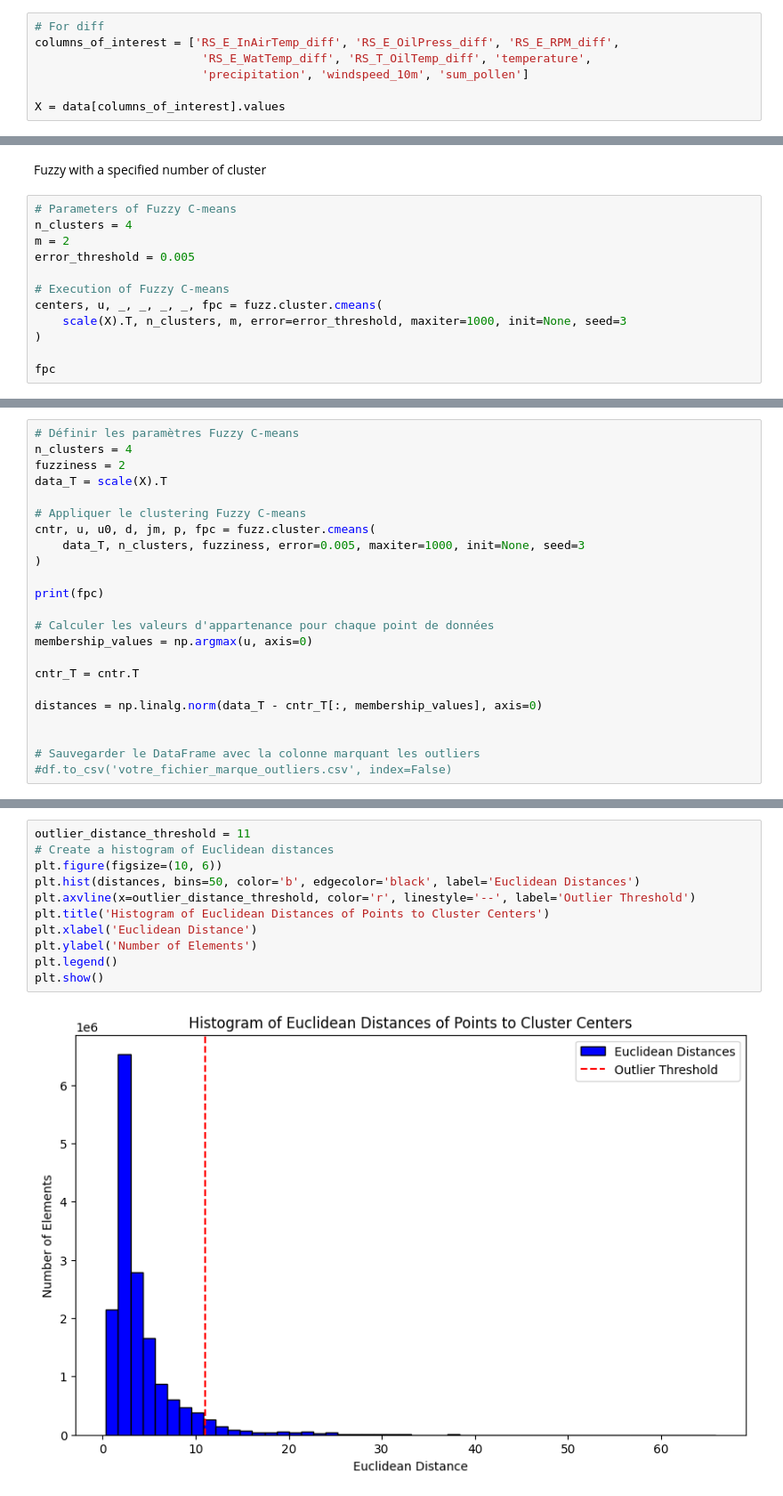
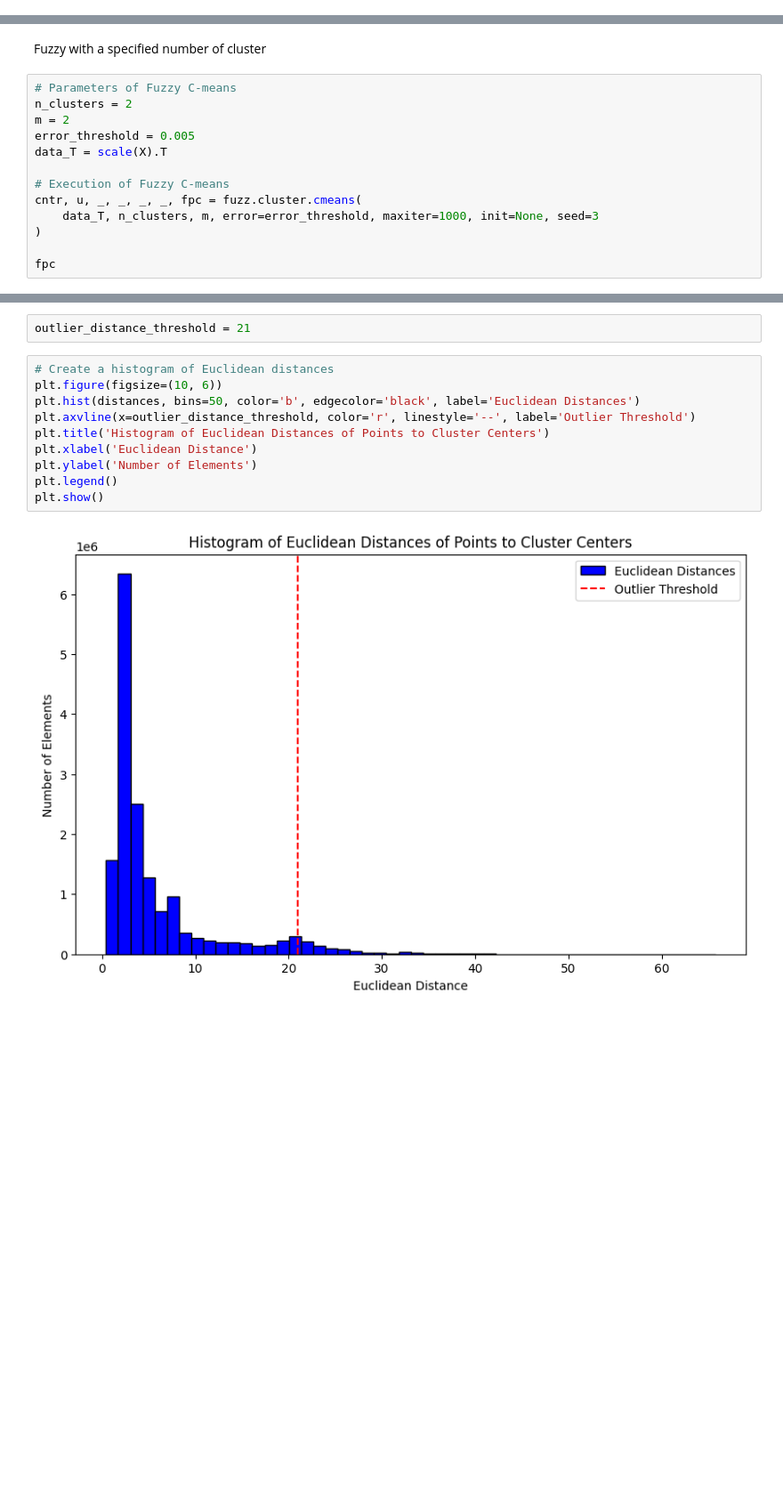
Before and after one commit to koadegno/data-minig-project, a Jupyter notebook: Fuzzy.ipynb, the cells around one changed output, grey strips where cells are left out. Shown at 89% size. Saved outputs shown, nothing was run; the diff lists cells and outputs as text; blank space fills up the shorter version.

Commit message:
Update Fuzzy

```diff
--- a/Fuzzy.ipynb
+++ b/Fuzzy.ipynb
@@ -126,13 +54,6 @@ columns_of_interest = ['RS_E_InAirTemp_PC1', 'RS_E_InAirTemp_PC2', 'RS_E_OilPres
                          'precipitation', 'windspeed_10m', 'sum_pollen']
 
 X = data[columns_of_interest].values
-# %%
-# For diff
-columns_of_interest = ['RS_E_InAirTemp_diff', 'RS_E_OilPress_diff', 'RS_E_RPM_diff',
-                        'RS_E_WatTemp_diff', 'RS_T_OilTemp_diff', 'temperature',
-                        'precipitation', 'windspeed_10m', 'sum_pollen']
-
-X = data[columns_of_interest].values
 # %% [markdown]
 **Fuzzy algorithm**
 # %% [markdown]
@@ -175,13 +94,14 @@ fig1.tight_layout()
 Fuzzy with a specified number of cluster
 # %%
 # Parameters of Fuzzy C-means
-n_clusters = 4
+n_clusters = 2
 m = 2
 error_threshold = 0.005
+data_T = scale(X).T
 
 # Execution of Fuzzy C-means
-centers, u, _, _, _, _, fpc = fuzz.cluster.cmeans(
-    scale(X).T, n_clusters, m, error=error_threshold, maxiter=1000, init=None, seed=3
+cntr, u, _, _, _, _, fpc = fuzz.cluster.cmeans(
+    data_T, n_clusters, m, error=error_threshold, maxiter=1000, init=None, seed=3
 )
 
 fpc
@@ -190,23 +109,0 @@ fpc
-# %%
-# Définir les paramètres Fuzzy C-means
-n_clusters = 4
-fuzziness = 2
-data_T = scale(X).T
-
-# Appliquer le clustering Fuzzy C-means
-cntr, u, u0, d, jm, p, fpc = fuzz.cluster.cmeans(
-    data_T, n_clusters, fuzziness, error=0.005, maxiter=1000, init=None, seed=3
-)
-
-print(fpc)
-
-# Calculer les valeurs d'appartenance pour chaque point de données
-membership_values = np.argmax(u, axis=0)
-
-cntr_T = cntr.T
-
-distances = np.linalg.norm(data_T - cntr_T[:, membership_values], axis=0)
-
-
-# Sauvegarder le DataFrame avec la colonne marquant les outliers
-#df.to_csv('votre_fichier_marque_outliers.csv', index=False)
@@ -216,16 +118,17 @@ Nombre d'outliers : 878038
+# %%
+outlier_distance_threshold = 21
 # %%
-outlier_distance_threshold = 11
 # Create a histogram of Euclidean distances
 plt.figure(figsize=(10, 6))
 plt.hist(distances, bins=50, color='b', edgecolor='black', label='Euclidean Distances')
 plt.axvline(x=outlier_distance_threshold, color='r', linestyle='--', label='Outlier Threshold')
 plt.title('Histogram of Euclidean Distances of Points to Cluster Centers')
 plt.xlabel('Euclidean Distance')
 plt.ylabel('Number of Elements')
 plt.legend()
 plt.show()
 # %% [output]
-[figure, old version]
+[figure, new version]
 # %%
 outliers = data[distances > outlier_distance_threshold]
 
```
Also changed, not shown: parts of 20 cells of this notebook.
